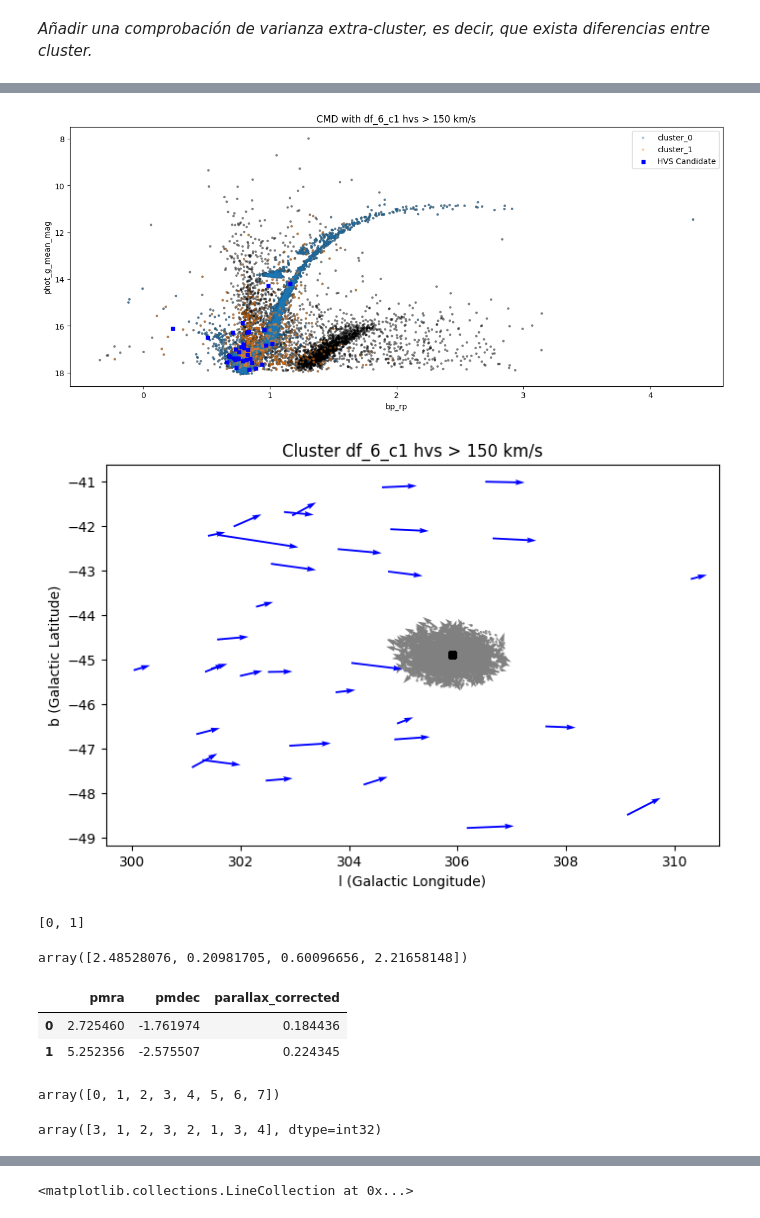
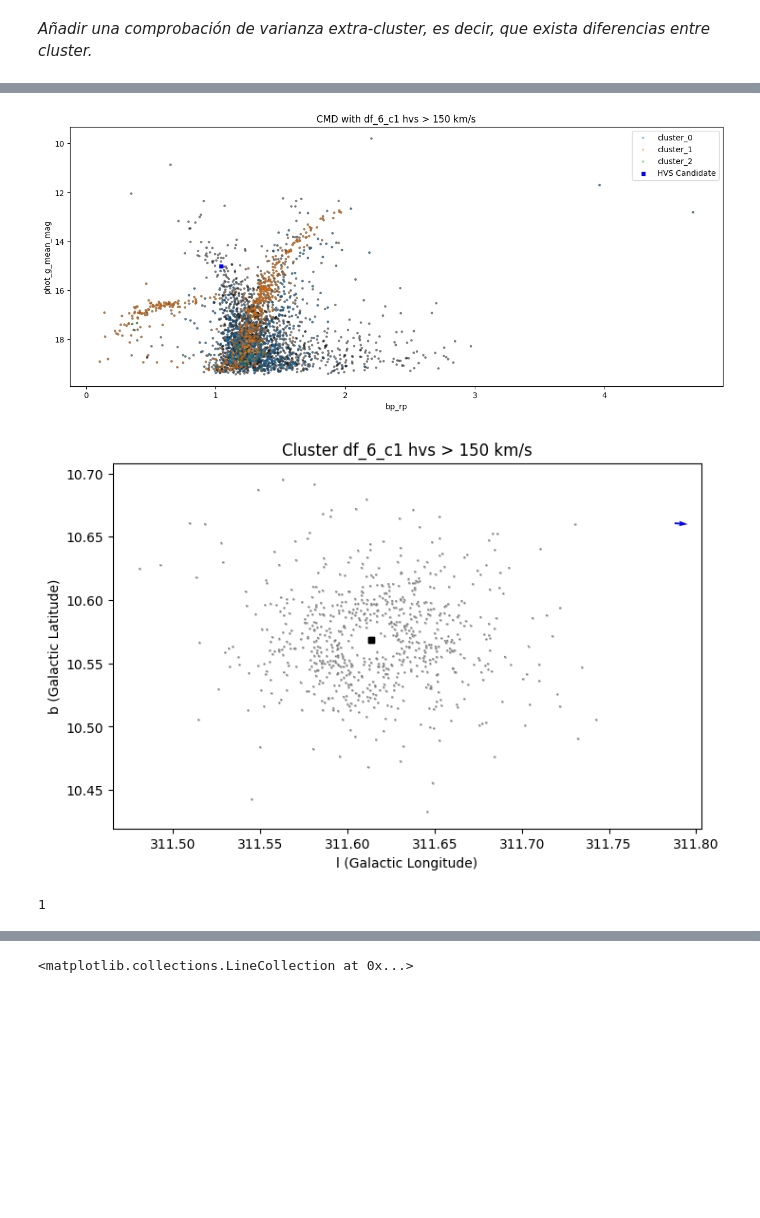
Before and after one commit to santhiperbolico/tfm-ucm-code, a Jupyter notebook: notebooks/Analisis_DR3.ipynb, the cells around one changed output, grey strips where cells are left out. Saved outputs shown, nothing was run; the diff lists cells and outputs as text; code cells hidden in the pictures; blank space fills up the shorter version.

```diff
--- a/notebooks/Analisis_DR3.ipynb
+++ b/notebooks/Analisis_DR3.ipynb
@@ -121,7 +135,7 @@ df_clusters
 # %% [markdown]
 ## Resultados DR3
 # %%
-CLUSTER_NAME = "ngc 104"
+CLUSTER_NAME = "ngc 5286"
 
 cluster = [cl for cl in SELECTED_CLUSTERS if cl.name == CLUSTER_NAME][0]
 project = load_project(cluster_name=cluster.name, project_id = os.getenv("PROJECT_ID"), bucket_name=os.getenv("BUCKET"),path=PATH)
@@ -218,57 +301,29 @@ Datos seleccionados: df_1_c2
 # %%
 fig, ax = project.plot_cmd(
             hvs_candidates_name="df_6_c1",
-            factor_sigma = 1,
+            factor_sigma = 0.77,
             hvs_pm = 150,
             legend=True,
-            clusters=project.clustering_results.main_label
+            clusters=None
+
 )
 
 fig, ax = project.plot_cluster(
             hvs_candidates_name="df_6_c1",
-            factor_sigma = 1,
+            factor_sigma = 0.77,
             hvs_pm = 150,
             legend=False,
             factor_size=50
 )
 # %% [output]
-[figure, old version]
+[figure, new version]
-[figure, old version]
+[figure, new version]
 # %%
-project.clustering_results.set_main_label(None, clustering.df_stars[columns_to_clus], clusters_dr2.loc[clusters_dr2.Name == "ngc 104", columns].iloc[0], True)
+# columns=["pmra", "pmdec", "parallax_corrected"]
+
+project.clustering_results.set_main_label(reference_cluster=clusters_dr2.loc[clusters_dr2.MAIN_ID == project.name, columns], group_labels=True)
+project.clustering_results.set_main_label(reference_cluster=clusters_dr2.loc[clusters_dr2.MAIN_ID == project.name, columns])
+
 project.clustering_results.main_label
 # %% [output]
-[0, 1]
+1
-# %%
-distance = get_distance_from_references(
-    clustering.labels,
-    clustering.df_stars,
-    clusters_dr2.loc[clusters_dr2.Name == "ngc 104", columns].iloc[0],
-    columns
-)
-distance
-# %% [output]
-array([2.48528076, 0.20981705, 0.60096656, 2.21658148])
-# %%
-labels = clustering.get_labels()
-centroids = pd.DataFrame(columns=columns)
-for label in labels:
-    centroids.loc[label] = clustering.df_stars.loc[clustering.labels == label, columns].mean()
-centroids
-# %% [output]
-|  | pmra | pmdec | parallax_corrected |
-| 0 | 2.725460 | -1.761974 | 0.184436 |
-| 1 | 5.252356 | -2.575507 | 0.224345 |
-# %%
-labels
-# %% [output]
-array([0, 1, 2, 3, 4, 5, 6, 7])
-# %%
-from scipy.cluster.hierarchy import linkage, fcluster
-
-threshold = 0.5
-Z = linkage(centroids.values, method='ward')  # clustering de centroides
-cluster_groups = fcluster(Z, t=threshold, criterion='distance')
-cluster_groups
-# %% [output]
-array([3, 1, 2, 3, 2, 1, 3, 4], dtype=int32)
```
Also changed, not shown: parts of 22 cells of this notebook, 1 other file.
